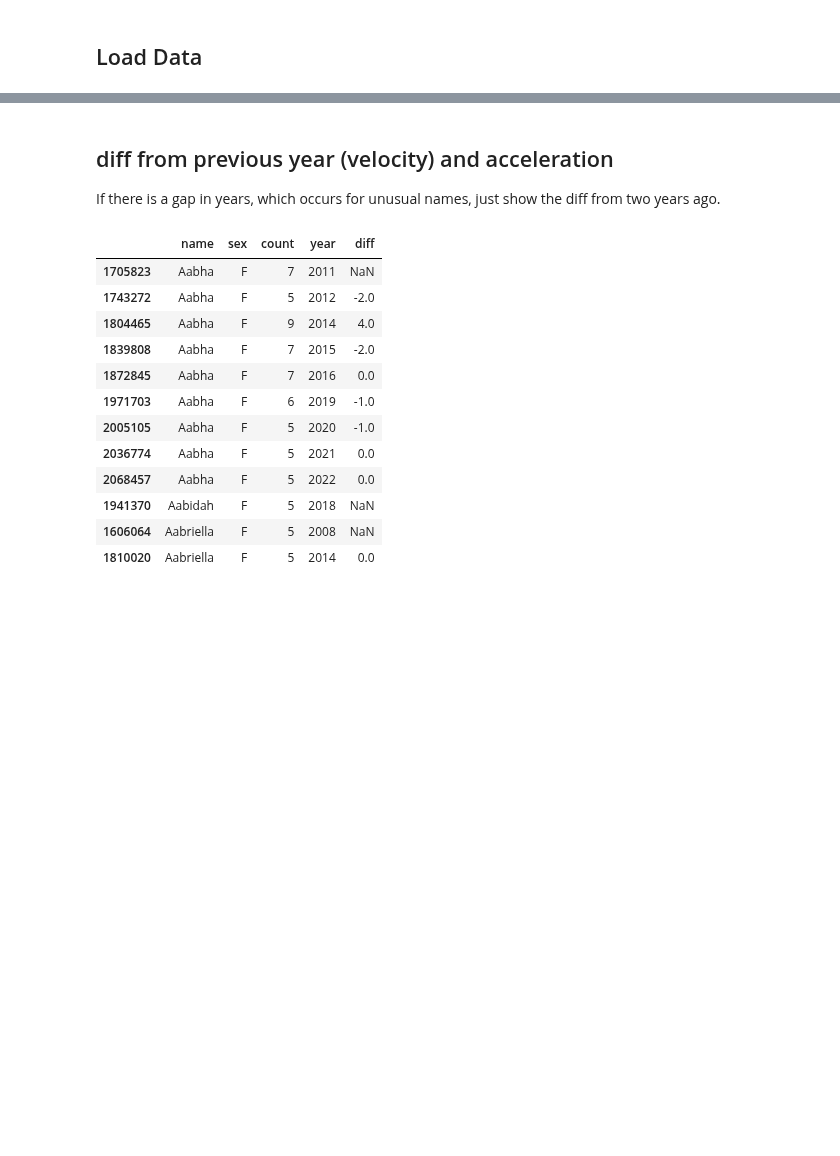
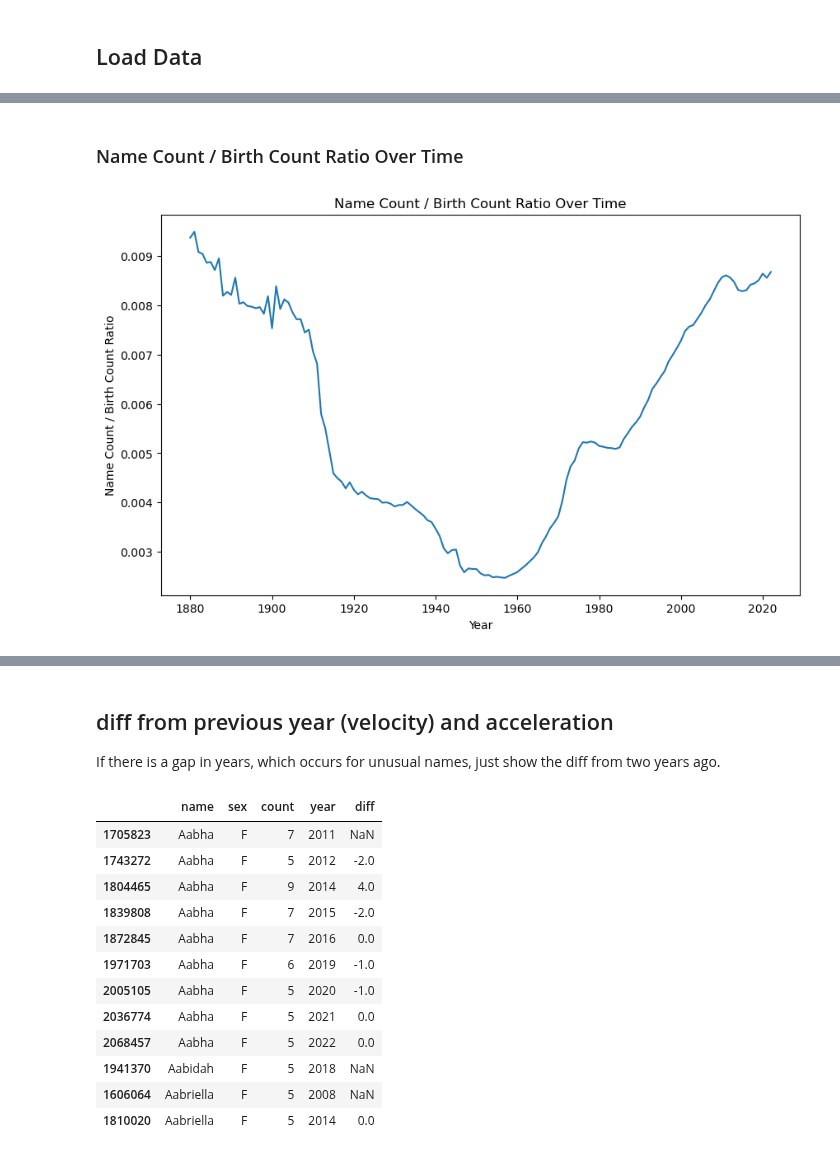
Before and after one commit to paulsch1/capstone, a Jupyter notebook: cap2_national.ipynb, the cells around one changed output, grey strips where cells are left out. Drawn from its saved outputs; the diff is of its cells as text; code cells hidden in the pictures; blank space fills up the shorter version.

```diff
--- a/cap2_national.ipynb
+++ b/cap2_national.ipynb
@@ -16,0 +21,11 @@ states_df = pd.read_csv("Data/states_data.csv")
+# %%
+#Group data by year - calcualte sum of counts
+grouped_df1 = national_df.groupby('year')['count'].sum().reset_index()
+
+#create line plot
+plt.figure(figsize=(10,6))
+sns.lineplot(data=grouped_df1, x='year', y='count')
+plt.xlabel('Year')
+plt.ylabel('Count')
+plt.title('Births per Year')
+plt.show()
@@ -16,0 +47,18 @@ states_df = pd.read_csv("Data/states_data.csv")
+# %% [markdown]
+### Name Count / Birth Count Ratio Over Time
+# %%
+# Merge DataFrames on 'year'
+merged_df = pd.merge(grouped_df1, grouped_df2, on='year')
+
+# Calculate the name count to birth count ratio
+merged_df['name_count_to_birth_ratio'] = merged_df['name'] / merged_df['count']
+
+# Create a line plot using Seaborn
+plt.figure(figsize=(10, 6))
+sns.lineplot(data=merged_df, x='year', y='name_count_to_birth_ratio')
+plt.xlabel('Year')
+plt.ylabel('Name Count / Birth Count Ratio')
+plt.title('Name Count / Birth Count Ratio Over Time')
+plt.show()
+# %% [output]
+[figure, added]
```
Also changed, not shown: parts of 6 cells of this notebook.
